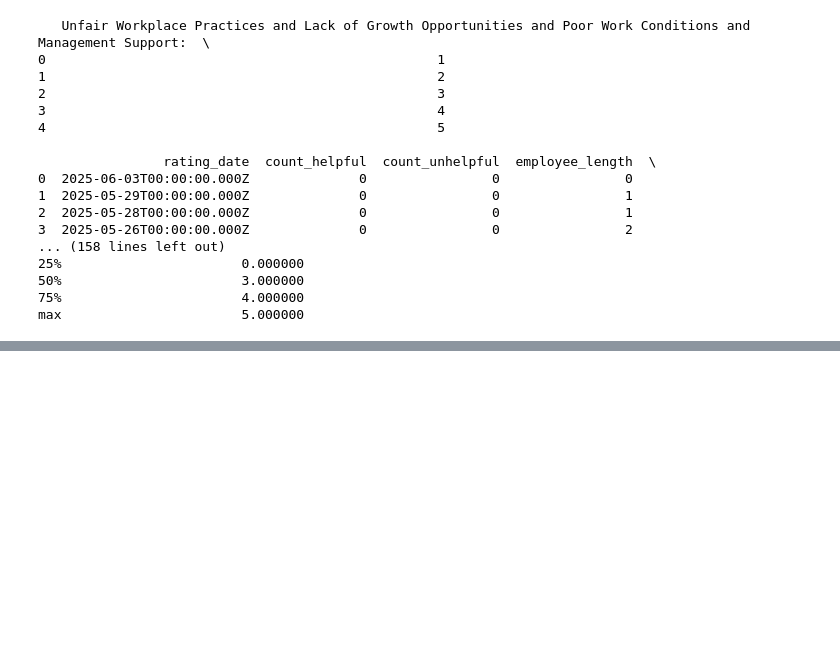
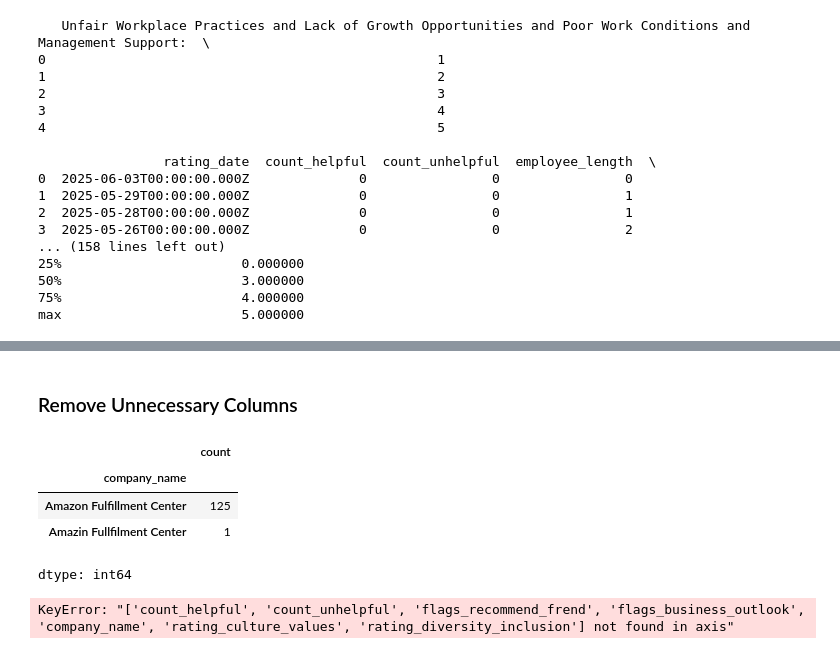
Before and after one commit to Joanachoong/Externship, a Jupyter notebook: Externship_Amazon.ipynb, the cells around one changed output, grey strips where cells are left out. Cells and saved outputs as stored; diff of their text form; code cells hidden in the pictures; blank space fills up the shorter version.

Commit message:
Amazon Operational Strategy & People Analytics Externship

```diff
--- a/Externship_Amazon.ipynb
+++ b/Externship_Amazon.ipynb
@@ -40,0 +75,28 @@ max                       5.000000
+# %% [markdown]
+### Remove Unnecessary Columns
+# %%
+data['company_name'].value_counts()
+# %% [output]
+|  | count |
+| company_name |  |
+| Amazon Fulfillment Center | 125 |
+| Amazin Fullfilment Center | 1 |
+dtype: int64
+# %%
+## remove value
+data= data.drop(columns=['count_helpful',
+                         'count_unhelpful',
+                         'flags_recommend_frend',
+                         'flags_business_outlook',
+                         'company_name',
+                         'rating_culture_values',
+                         'rating_diversity_inclusion',
+
+
+
+
+
+
+                         ]) # Adjust based on your findings
+# %% [output]
+KeyError: "['count_helpful', 'count_unhelpful', 'flags_recommend_frend', 'flags_business_outlook', 'company_name', 'rating_culture_values', 'rating_diversity_inclusion'] not found in axis"
```
Also changed, not shown: parts of 3 cells of this notebook.
